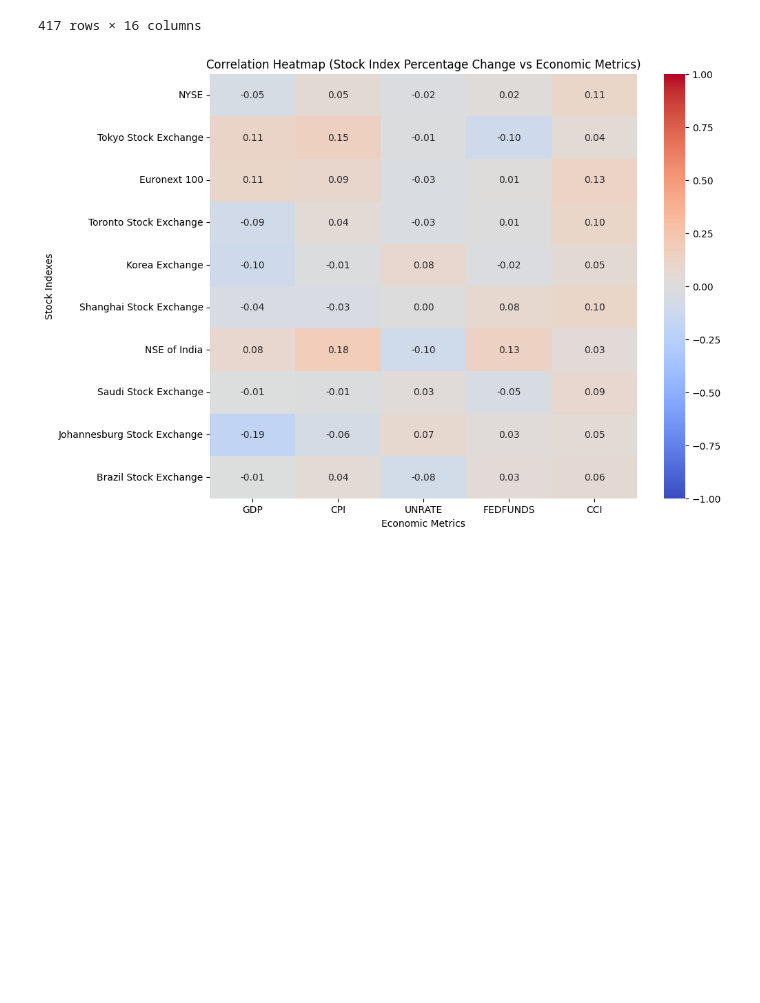
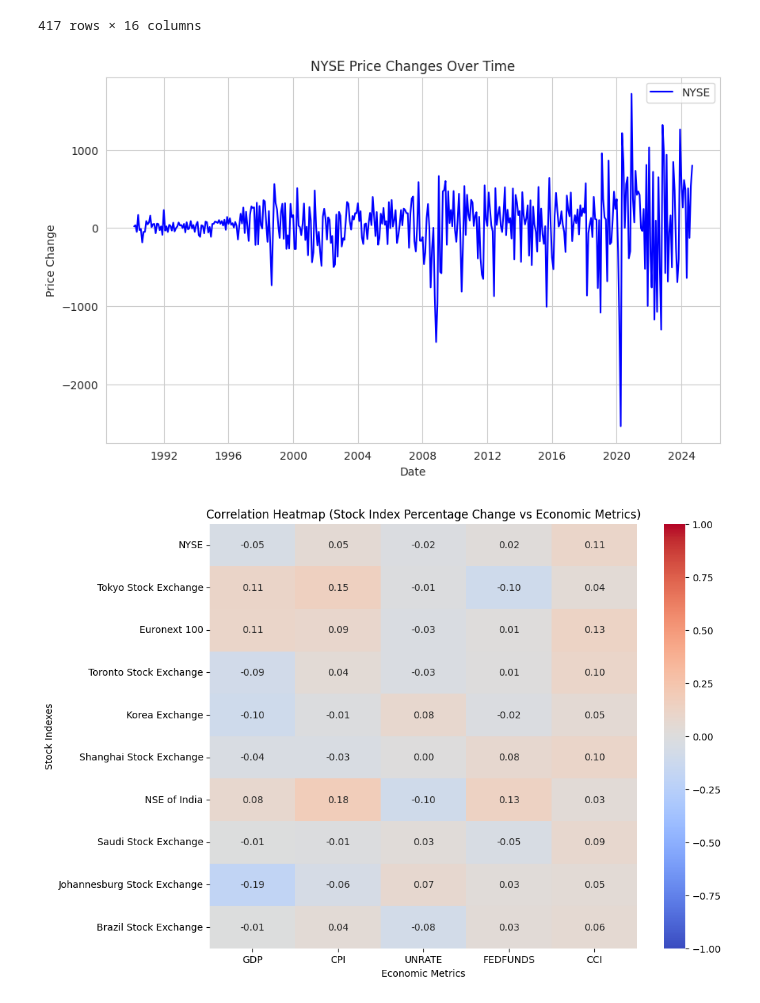
Before and after one commit to MSR2903/FinancialMetrics_Markets, a Jupyter notebook: Notebook_FinancialMetrics_Market.ipynb, the cells around one changed output. Drawn from its saved outputs; the diff is of its cells as text; code cells hidden in the pictures; blank space fills up the shorter version.

```diff
--- a/Notebook_FinancialMetrics_Market.ipynb
+++ b/Notebook_FinancialMetrics_Market.ipynb
@@ -466,6 +470,18 @@ merged_pct_df
 | 415 | 536.179688 | -1504.730469 | -33.329956 | 847.398438 | -26.630127 | ... |
 | 416 | 799.000000 | 521.421875 | 34.839966 | 623.000000 | -103.369873 | ... |
 417 rows × 16 columns
+# %%
+# Show chart of NYSE
+plt.figure(figsize=(10, 6))
+plt.plot(merged_pct_df['Date'], merged_pct_df['NYSE'], label='NYSE', color='blue')
+plt.title('NYSE Price Changes Over Time')
+plt.xlabel('Date')
+plt.ylabel('Price Change')
+plt.grid(True)
+plt.legend()
+plt.show()
+# %% [output]
+[figure, added]
 # %%
 correlation_matrix = merged_pct_df[index_columns + economic_metrics].corr()
 
```
Also changed, not shown: parts of 24 cells of this notebook.
